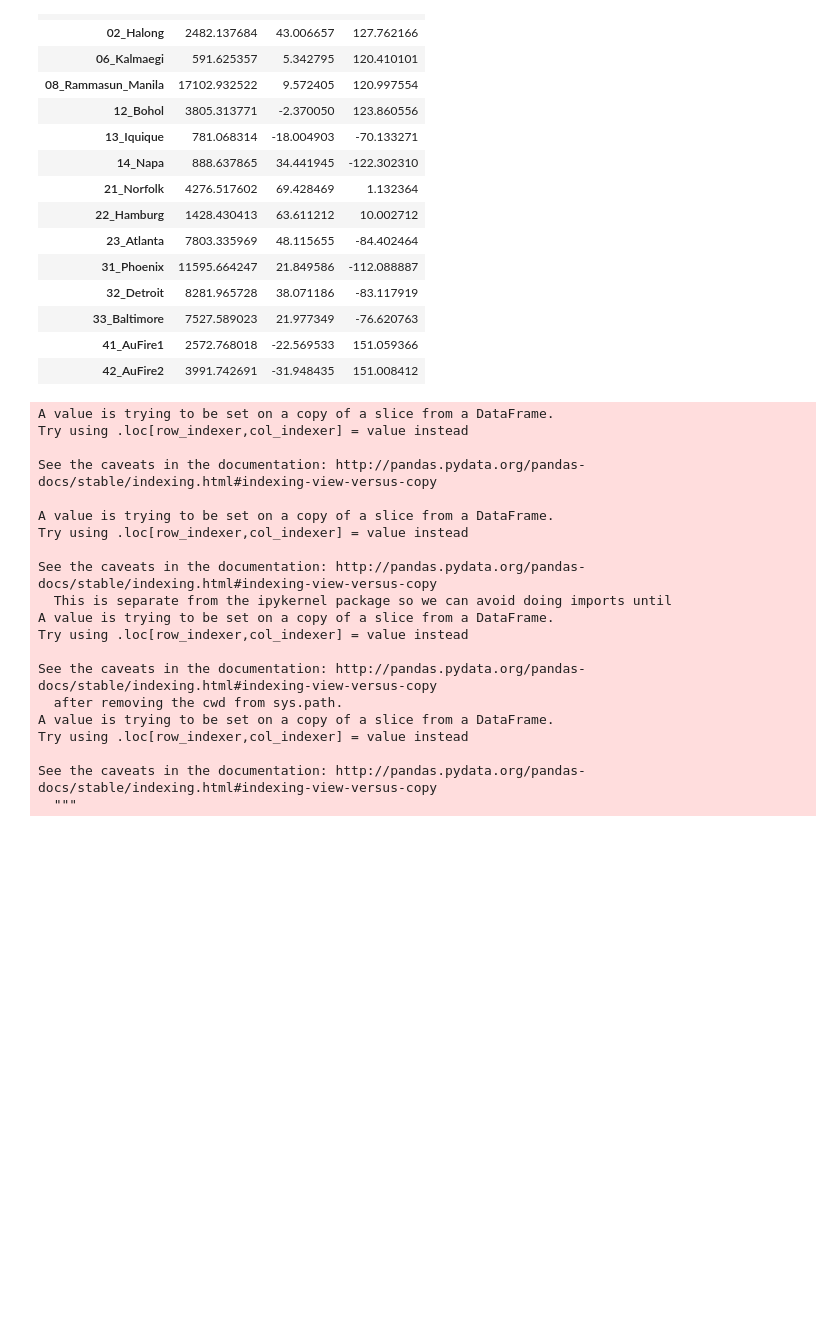
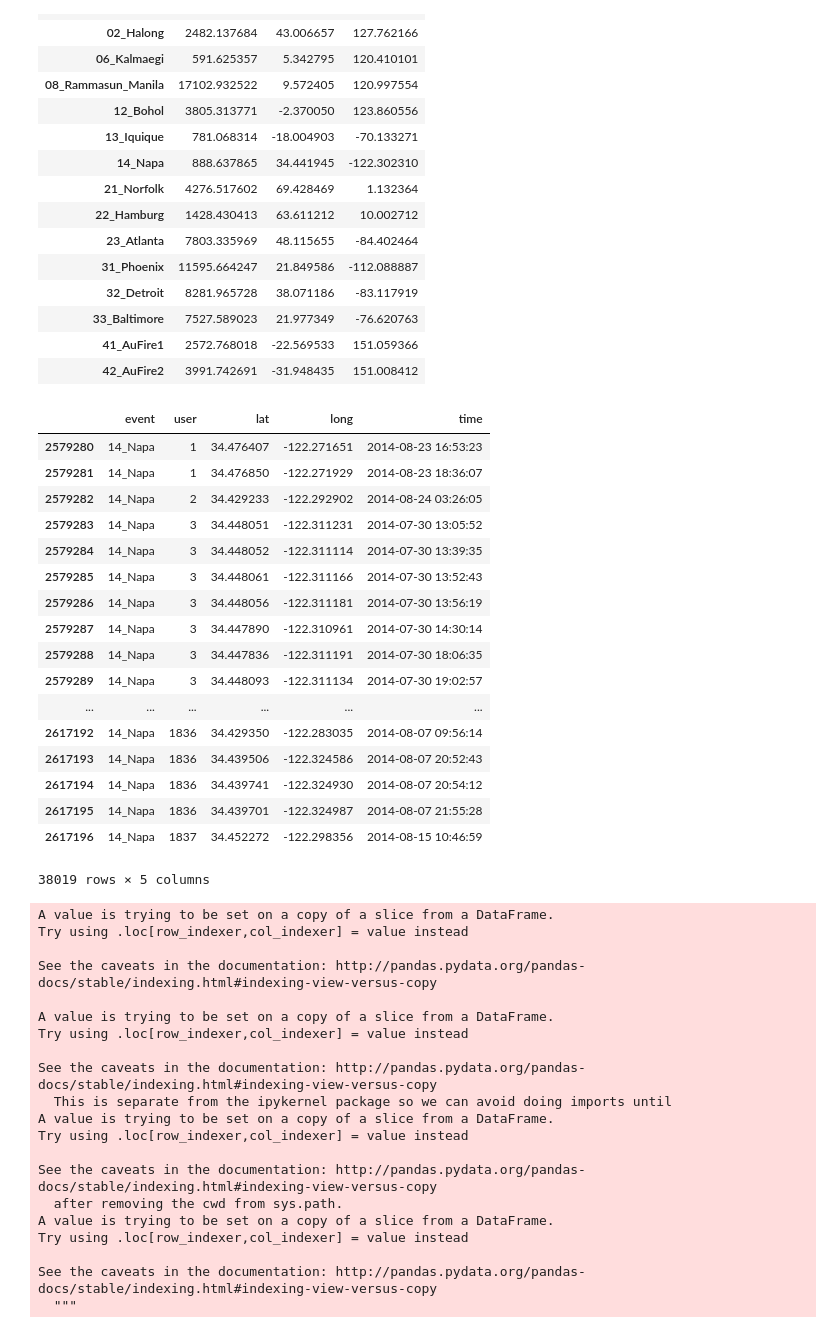
Before and after one commit to Matt-Carney/Natural_Disaster, a Jupyter notebook: Natural_Disaster.ipynb, the cells around one changed output. Saved outputs shown, nothing was run; the diff lists cells and outputs as text; code cells hidden in the pictures; blank space fills up the shorter version.

```diff
--- a/Natural_Disaster.ipynb
+++ b/Natural_Disaster.ipynb
@@ -44,5 +44,25 @@ group.to_csv('ave_coord.csv')
 # %%
 napa2 = df[(df['event'] == '14_Napa')]
 napa2.shape
 napa2.to_csv('napa2.csv')
+napa2.hea
+# %% [output]
+|  | event | user | lat | long | time |
+| 2579280 | 14_Napa | 1 | 34.476407 | -122.271651 | 2014-08-23 16:53:23 |
+| 2579281 | 14_Napa | 1 | 34.476850 | -122.271929 | 2014-08-23 18:36:07 |
+| 2579282 | 14_Napa | 2 | 34.429233 | -122.292902 | 2014-08-24 03:26:05 |
+| 2579283 | 14_Napa | 3 | 34.448051 | -122.311231 | 2014-07-30 13:05:52 |
+| 2579284 | 14_Napa | 3 | 34.448052 | -122.311114 | 2014-07-30 13:39:35 |
+| 2579285 | 14_Napa | 3 | 34.448061 | -122.311166 | 2014-07-30 13:52:43 |
+| 2579286 | 14_Napa | 3 | 34.448056 | -122.311181 | 2014-07-30 13:56:19 |
+| 2579287 | 14_Napa | 3 | 34.447890 | -122.310961 | 2014-07-30 14:30:14 |
+| 2579288 | 14_Napa | 3 | 34.447836 | -122.311191 | 2014-07-30 18:06:35 |
+| 2579289 | 14_Napa | 3 | 34.448093 | -122.311134 | 2014-07-30 19:02:57 |
+| ... | ... | ... | ... | ... | ... |
+| 2617192 | 14_Napa | 1836 | 34.429350 | -122.283035 | 2014-08-07 09:56:14 |
+| 2617193 | 14_Napa | 1836 | 34.439506 | -122.324586 | 2014-08-07 20:52:43 |
+| 2617194 | 14_Napa | 1836 | 34.439741 | -122.324930 | 2014-08-07 20:54:12 |
+| 2617195 | 14_Napa | 1836 | 34.439701 | -122.324987 | 2014-08-07 21:55:28 |
+| 2617196 | 14_Napa | 1837 | 34.452272 | -122.298356 | 2014-08-15 10:46:59 |
+38019 rows × 5 columns
 # %%
```
Also changed, not shown: parts of 7 cells of this notebook.
